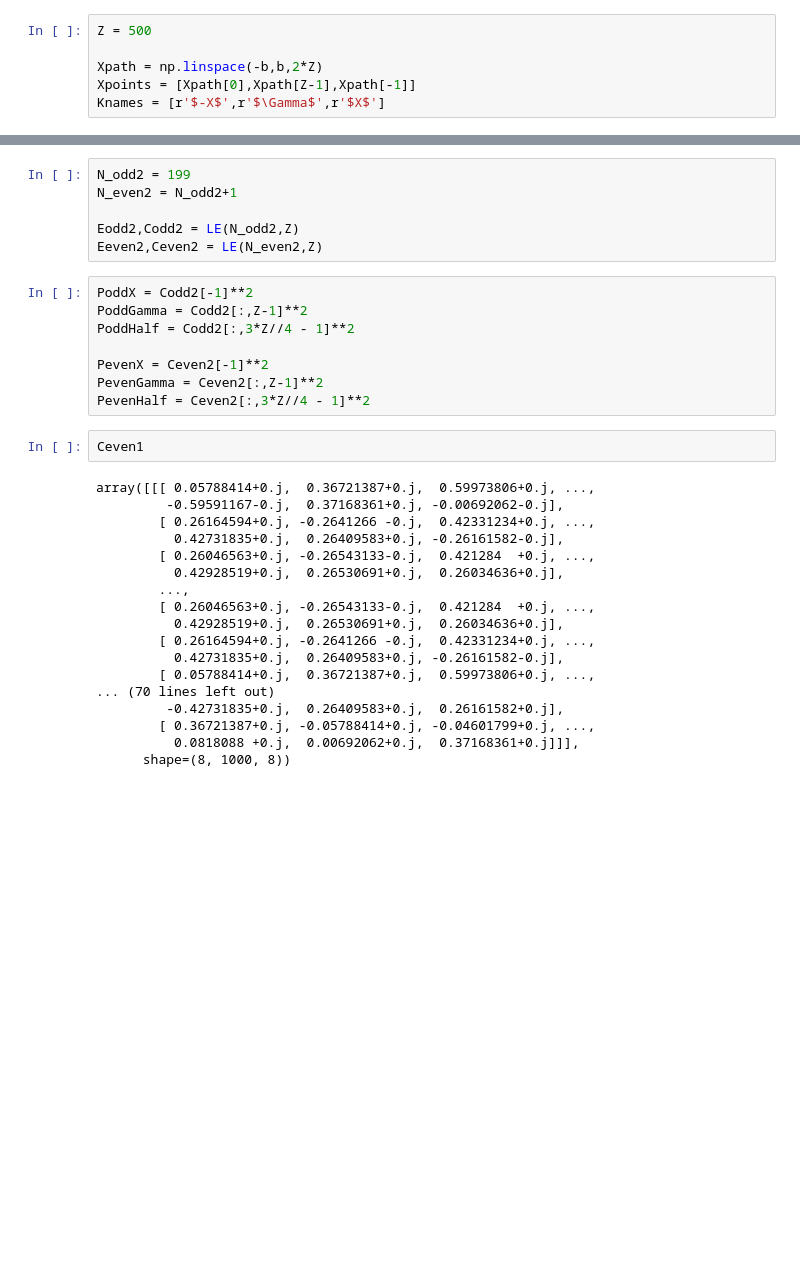
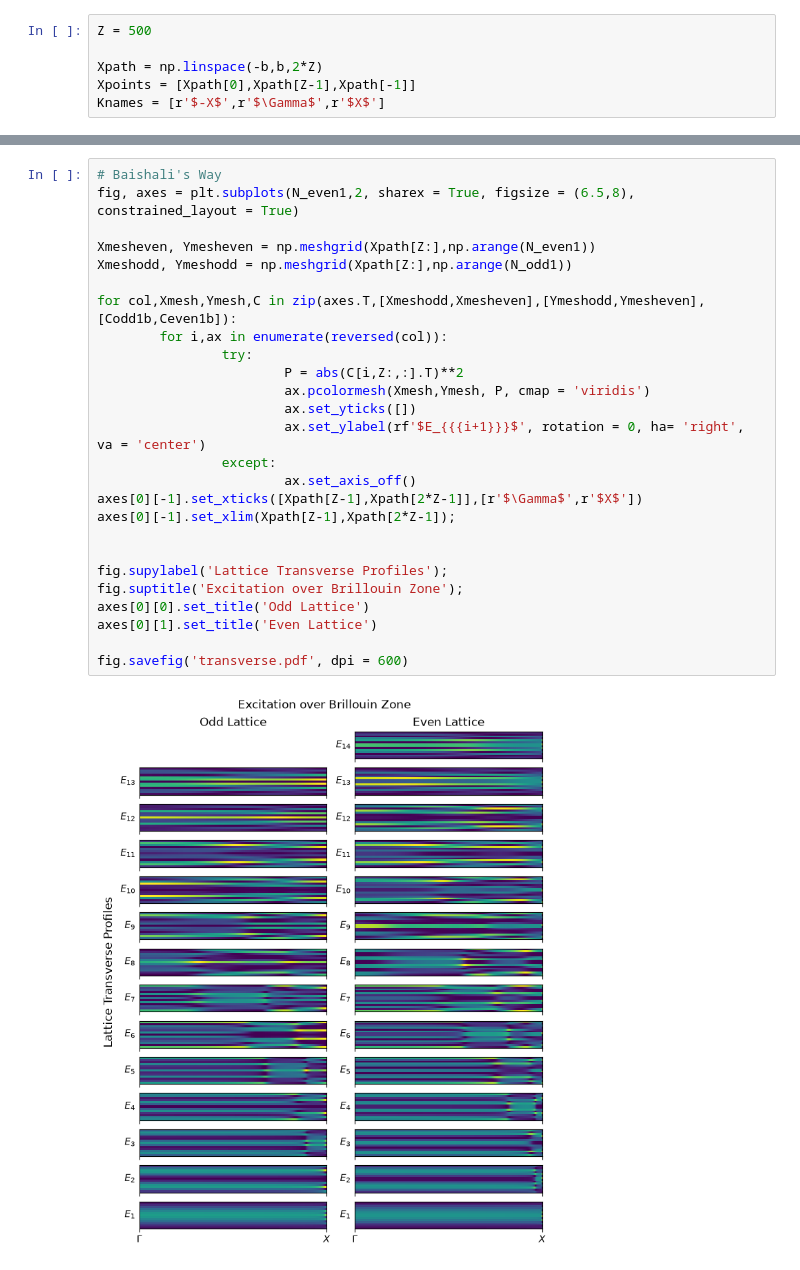
Before and after one commit to louscher-hunter/AdvSS-HW3, a Jupyter notebook: hw3.ipynb, the cells around one changed output, grey strips where cells are left out. Drawn from its saved outputs; the diff is of its cells as text; blank space fills up the shorter version.

```diff
--- a/hw3.ipynb
+++ b/hw3.ipynb
@@ -69,34 +101,28 @@ Text(0.5, 1.0, 'Even Lattice')
-# %%
-N_odd2 = 199
-N_even2 = N_odd2+1
-
-Eodd2,Codd2 = LE(N_odd2,Z)
-Eeven2,Ceven2 = LE(N_even2,Z)
-# %%
-PoddX = Codd2[-1]**2
-PoddGamma = Codd2[:,Z-1]**2
-PoddHalf = Codd2[:,3*Z//4 - 1]**2
-
-PevenX = Ceven2[-1]**2
-PevenGamma = Ceven2[:,Z-1]**2
-PevenHalf = Ceven2[:,3*Z//4 - 1]**2
-# %%
-Ceven1
-# %% [output]
-array([[[ 0.05788414+0.j,  0.36721387+0.j,  0.59973806+0.j, ...,
-         -0.59591167-0.j,  0.37168361+0.j, -0.00692062-0.j],
-        [ 0.26164594+0.j, -0.2641266 -0.j,  0.42331234+0.j, ...,
-          0.42731835+0.j,  0.26409583+0.j, -0.26161582-0.j],
-        [ 0.26046563+0.j, -0.26543133-0.j,  0.421284  +0.j, ...,
-          0.42928519+0.j,  0.26530691+0.j,  0.26034636+0.j],
-        ...,
-        [ 0.26046563+0.j, -0.26543133-0.j,  0.421284  +0.j, ...,
-          0.42928519+0.j,  0.26530691+0.j,  0.26034636+0.j],
-        [ 0.26164594+0.j, -0.2641266 -0.j,  0.42331234+0.j, ...,
-          0.42731835+0.j,  0.26409583+0.j, -0.26161582-0.j],
-        [ 0.05788414+0.j,  0.36721387+0.j,  0.59973806+0.j, ...,
-... (70 lines left out)
-         -0.42731835+0.j,  0.26409583+0.j,  0.26161582+0.j],
-        [ 0.36721387+0.j, -0.05788414+0.j, -0.04601799+0.j, ...,
-          0.0818088 +0.j,  0.00692062+0.j,  0.37168361+0.j]]],
-      shape=(8, 1000, 8))
+# %%
+# Baishali's Way
+fig, axes = plt.subplots(N_even1,2, sharex = True, figsize = (6.5,8), constrained_layout = True)
+
+Xmesheven, Ymesheven = np.meshgrid(Xpath[Z:],np.arange(N_even1))
+Xmeshodd, Ymeshodd = np.meshgrid(Xpath[Z:],np.arange(N_odd1))
+
+for col,Xmesh,Ymesh,C in zip(axes.T,[Xmeshodd,Xmesheven],[Ymeshodd,Ymesheven],[Codd1b,Ceven1b]):
+        for i,ax in enumerate(reversed(col)):
+                try:
+                        P = abs(C[i,Z:,:].T)**2
+                        ax.pcolormesh(Xmesh,Ymesh, P, cmap = 'viridis')
+                        ax.set_yticks([])
+                        ax.set_ylabel(rf'$E_{{{i+1}}}$', rotation = 0, ha= 'right', va = 'center')
+                except:
+                        ax.set_axis_off()
+axes[0][-1].set_xticks([Xpath[Z-1],Xpath[2*Z-1]],[r'$\Gamma$',r'$X$'])
+axes[0][-1].set_xlim(Xpath[Z-1],Xpath[2*Z-1]);
+
+
+fig.supylabel('Lattice Transverse Profiles');
+fig.suptitle('Excitation over Brillouin Zone');
+axes[0][0].set_title('Odd Lattice')
+axes[0][1].set_title('Even Lattice')
+
+fig.savefig('transverse.pdf', dpi = 600)
+# %% [output]
+[figure, added]
```
Also changed, not shown: parts of 5 cells of this notebook, 1 other file.
